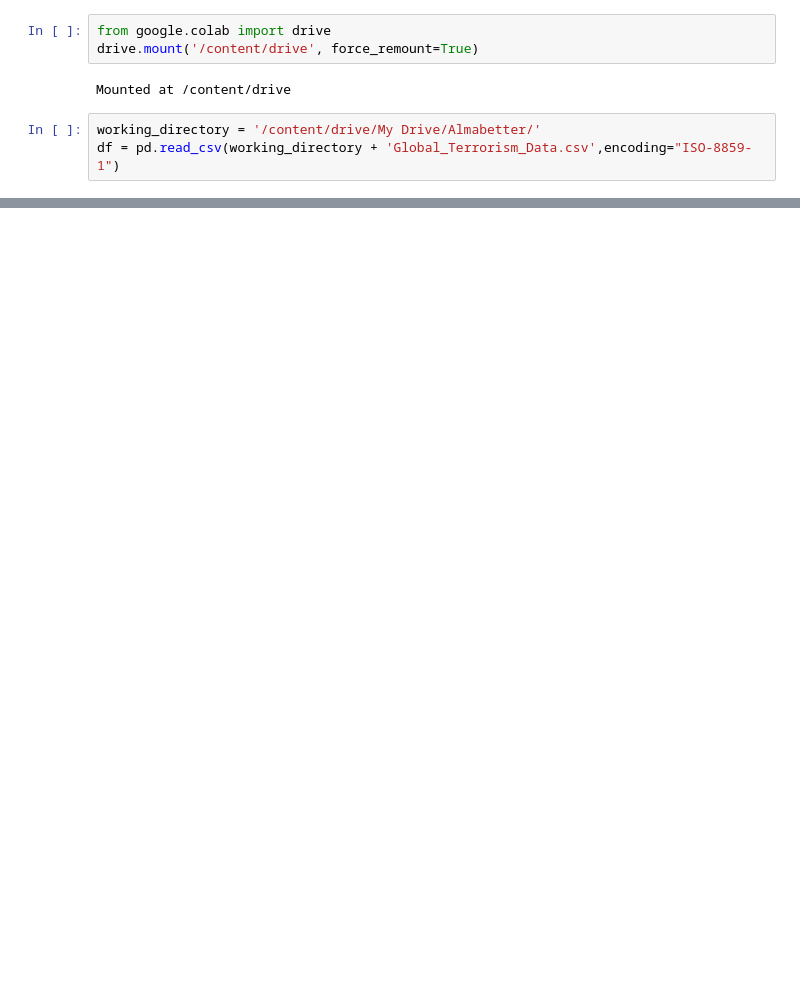
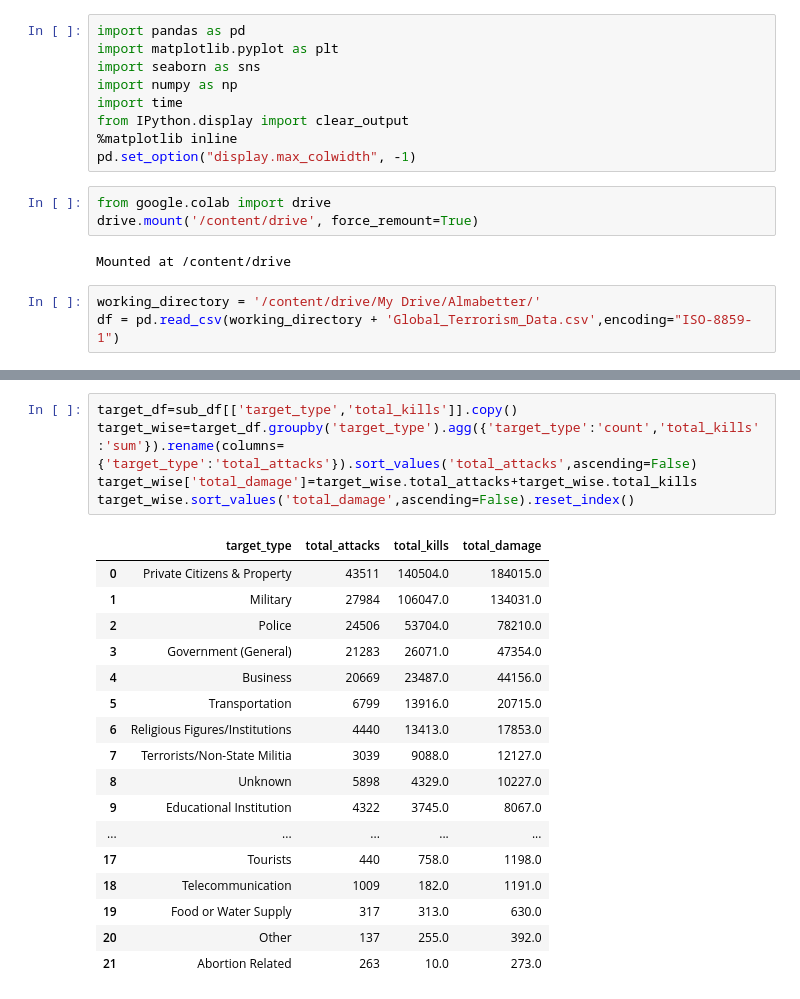
Before and after one commit to ayushjn1995/global_terrorism, a Jupyter notebook: CH_Time_Global_Terrorism_Analysis_Capstone_Project.ipynb, the cells around one changed output, grey strips where cells are left out. Drawn from its saved outputs; the diff is of its cells as text; blank space fills up the shorter version.

```diff
--- a/CH_Time_Global_Terrorism_Analysis_Capstone_Project.ipynb
+++ b/CH_Time_Global_Terrorism_Analysis_Capstone_Project.ipynb
@@ -10,3 +26,12 @@ import numpy as np
+# %%
+import pandas as pd
+import matplotlib.pyplot as plt
+import seaborn as sns
+import numpy as np
+import time
+from IPython.display import clear_output
+%matplotlib inline
+pd.set_option("display.max_colwidth", -1)
 # %%
 from google.colab import drive
 drive.mount('/content/drive', force_remount=True)
@@ -48,0 +102,23 @@ df.shape
+# %%
+target_df=sub_df[['target_type','total_kills']].copy()
+target_wise=target_df.groupby('target_type').agg({'target_type':'count','total_kills':'sum'}).rename(columns={'target_type':'total_attacks'}).sort_values('total_attacks',ascending=False)
+target_wise['total_damage']=target_wise.total_attacks+target_wise.total_kills
+target_wise.sort_values('total_damage',ascending=False).reset_index()
+# %% [output]
+|  | target_type | total_attacks | total_kills | total_damage |
+| 0 | Private Citizens & Property | 43511 | 140504.0 | 184015.0 |
+| 1 | Military | 27984 | 106047.0 | 134031.0 |
+| 2 | Police | 24506 | 53704.0 | 78210.0 |
+| 3 | Government (General) | 21283 | 26071.0 | 47354.0 |
+| 4 | Business | 20669 | 23487.0 | 44156.0 |
+| 5 | Transportation | 6799 | 13916.0 | 20715.0 |
+| 6 | Religious Figures/Institutions | 4440 | 13413.0 | 17853.0 |
+| 7 | Terrorists/Non-State Militia | 3039 | 9088.0 | 12127.0 |
+| 8 | Unknown | 5898 | 4329.0 | 10227.0 |
+| 9 | Educational Institution | 4322 | 3745.0 | 8067.0 |
+| ... | ... | ... | ... | ... |
+| 17 | Tourists | 440 | 758.0 | 1198.0 |
+| 18 | Telecommunication | 1009 | 182.0 | 1191.0 |
+| 19 | Food or Water Supply | 317 | 313.0 | 630.0 |
+| 20 | Other | 137 | 255.0 | 392.0 |
+| 21 | Abortion Related | 263 | 10.0 | 273.0 |
```
Also changed, not shown: parts of 9 cells of this notebook.
